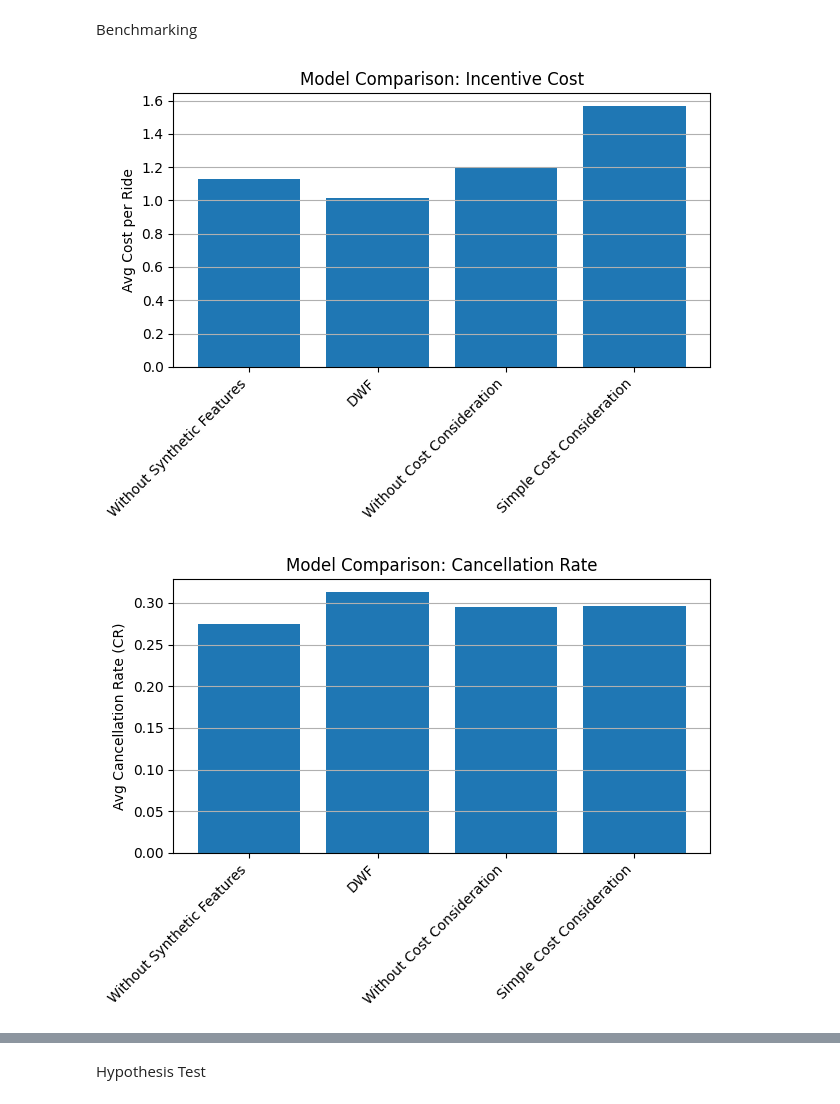
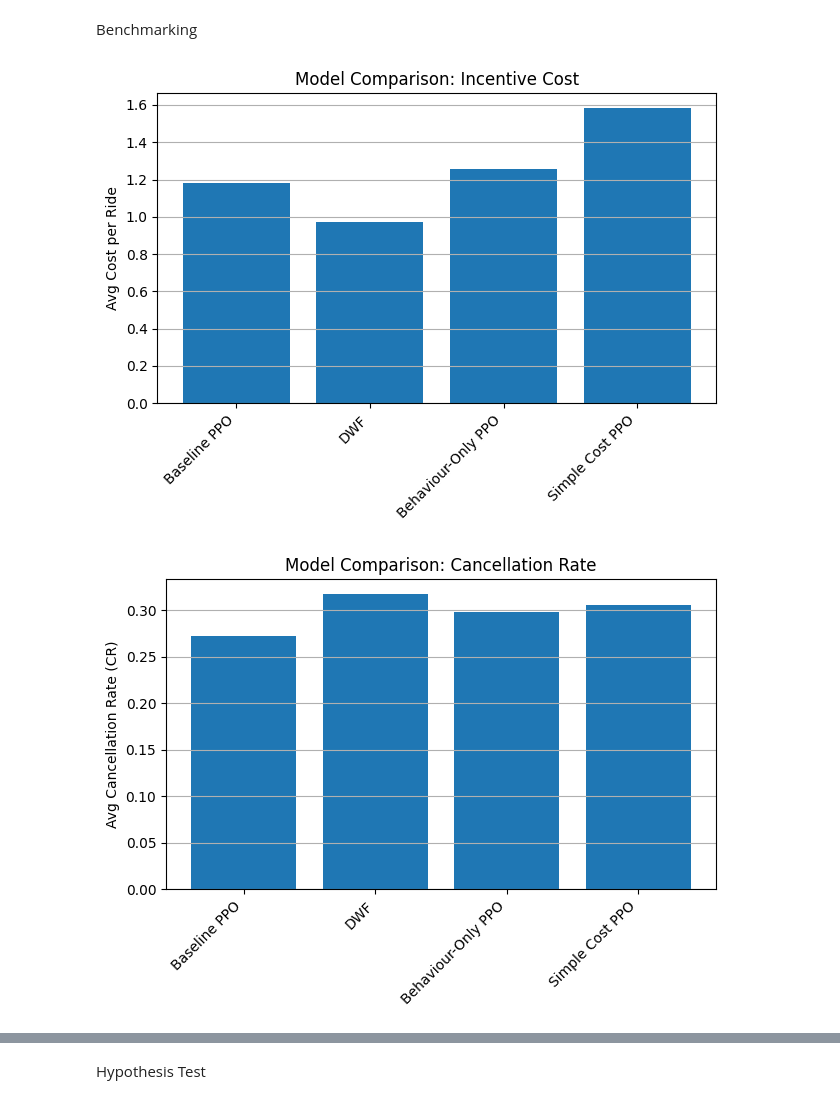
Before and after one commit to Induwara049/DWF, a Jupyter notebook: dwf_benchmarking_pipeline_v4_final.ipynb, the cells around one changed output, grey strips where cells are left out. Drawn from its saved outputs; the diff is of its cells as text; code cells hidden in the pictures.

```diff
--- a/dwf_benchmarking_pipeline_v4_final.ipynb
+++ b/dwf_benchmarking_pipeline_v4_final.ipynb
@@ -339,4 +339,4 @@ def train_variant(env_cls, train_df, val_df, model_name):
     model.save(f"models/{model_name}")
     train_env.save(f"models/{model_name}_vecnormalize.pkl")
 # %%
-train_variant(RideHailingEnv_Feature_Baseline, train_df, val_df, "model_feature_base")
+# train_variant(RideHailingEnv_Feature_Baseline, train_df, val_df, "model_feature_base")
@@ -489,7 +453,7 @@ test_df = pd.read_csv("datasets/test_split.csv")
 results = {}
 
 model_variants = {
-    "Without Synthetic Features": (
+    "Baseline PPO": (
         "models/model_feature_base.zip",
         "models/model_feature_base_vecnormalize.pkl",
         RideHailingEnv_Feature_Baseline
@@ -499,12 +463,12 @@ model_variants = {
         "models/dwf_vecnormalize.pkl",
         RideHailingEnv_DWF
     ),
-    "Without Cost Consideration": (
+    "Behaviour-Only PPO": (
         "models/model_cost_base.zip",
         "models/model_cost_base_vecnormalize.pkl",
         RideHailingEnv_Cost_Baseline
     ),
-    "Simple Cost Consideration": (
+    "Simple Cost PPO": (
         "models/model_simple_base.zip",
         "models/model_simple_base_vecnormalize.pkl",
         RideHailingEnv_Cost_Baseline
@@ -527,30 +491,30 @@ fare_adjustment_logs = {k: results[k]["fare_adjustments"] for k in labels}
 # %%
 import matplotlib.pyplot as plt
 
 labels = list(results.keys())
 avg_costs = [results[k]["avg_cost"] for k in labels]
 cancel_rates = [results[k]["avg_cr"] for k in labels]
 scores = [results[k]["score"] for k in labels]
 
 # Helper to rotate x-ticks
 def plot_bar(data, ylabel, title):
     plt.figure()
     plt.bar(labels, data)
     plt.ylabel(ylabel)
     plt.title(title)
     plt.xticks(rotation=45, ha='right')  #  rotates labels for clarity
     plt.grid(axis='y')
     plt.tight_layout()
     plt.show()
 
 # Plot 1: Avg Incentive Cost per Ride
 plot_bar(avg_costs, "Avg Cost per Ride", "Model Comparison: Incentive Cost")
 
 # Plot 2: Cancellation Rate
 plot_bar(cancel_rates, "Avg Cancellation Rate (CR)", "Model Comparison: Cancellation Rate")
 
 # Plot 3: Custom Score
-plot_bar(scores, "Composite Score (Cost + CR)", "Model Comparison: Cost-CR Score (Lower = Better)")
+plot_bar(scores, "Retention Burden Score (RBS)", "Model Comparison: Cost-CR Score (Lower = Better)")
 # %% [output]
-[figure, old version]
+[figure, new version]
-[figure, old version]
+[figure, new version]
```
Also changed, not shown: parts of 8 cells of this notebook.
